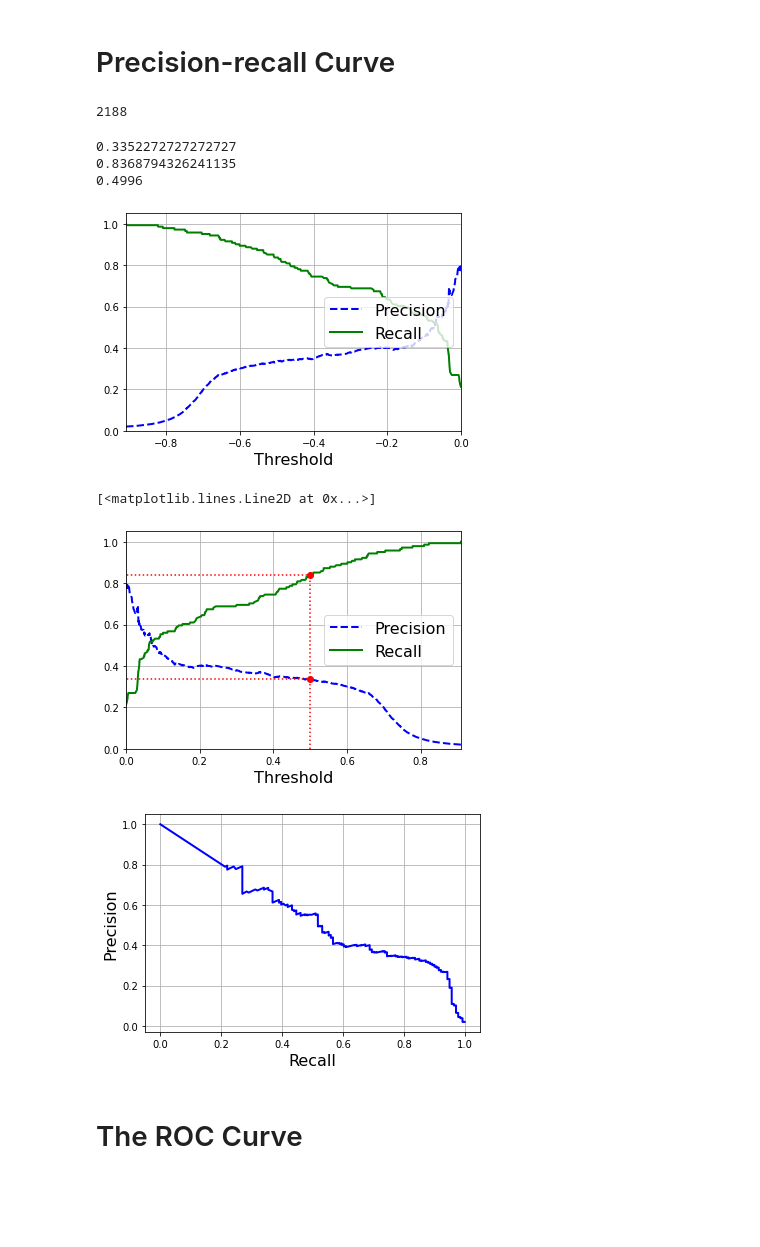
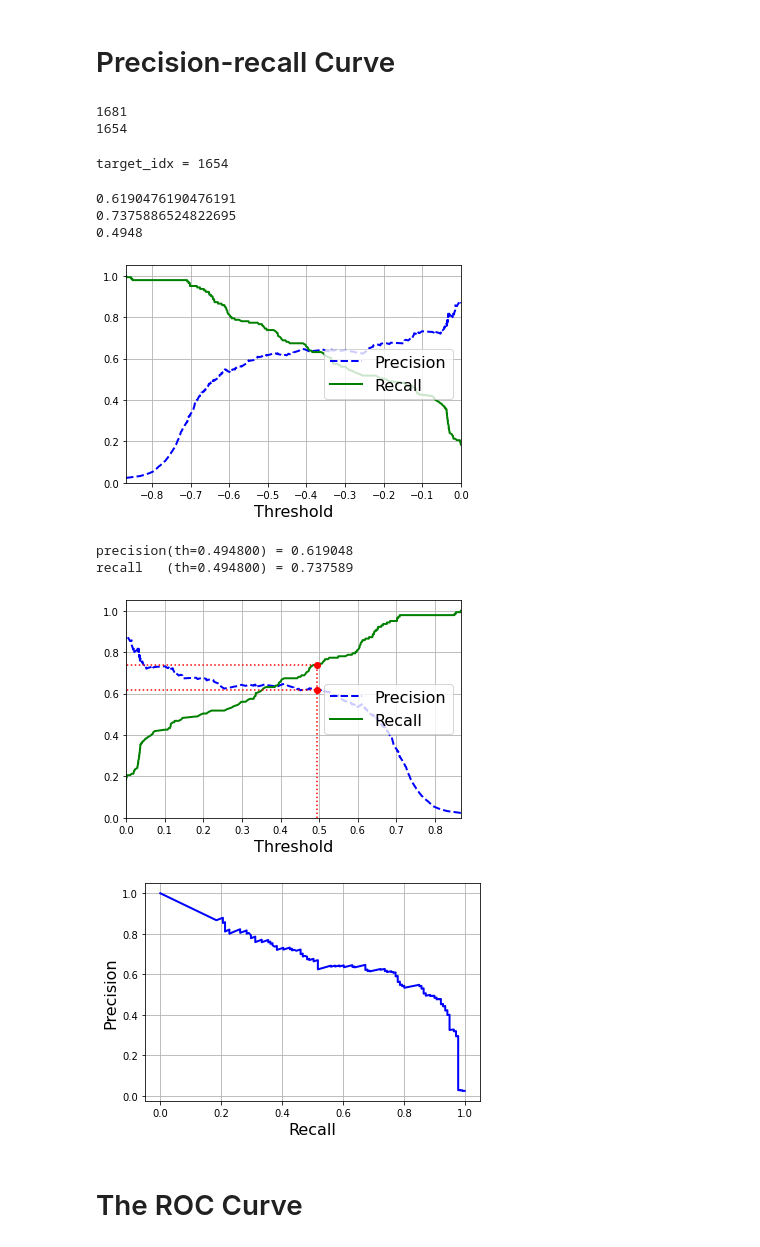
Before and after one commit to Benson516/HandsOnML2_learn, a Jupyter notebook: Error Analysis - Eye Status.ipynb, the cells around one changed output. Saved outputs shown, nothing was run; the diff lists cells and outputs as text; code cells hidden in the pictures; blank space fills up the shorter version.

Commit message:
Add image and results saving mechanisms

```diff
--- a/Error Analysis - Eye Status.ipynb
+++ b/Error Analysis - Eye Status.ipynb
@@ -31,7 +31,15 @@ from sklearn.metrics import f1_score
 # data_version = 'S6_result_20211018_114210_alDMS_FLD2_v0.05.6_256x256'
 # data_version = 'S36_result_20211018_111026_alDMS_FLD2_v0.05.6_256x256'
 
-data_version = 'S36_c2x_result_20211019_122743_FLD2_v0.05.6_256x256'
+# data_version = 'S36_c2x_result_20211019_122743_FLD2_v0.05.6_256x256'
+
+# Mono
+# data_version = 'S6_result_20211021_095015_FLD2_mono'
+# data_version = 'S36_result_20211020_182127_FLD2_mono'
+
+
+# LM2_v0.05.7 clockEye
+data_version = 'S36_result_20211021_104006_LM2_v0.05.7_blockEye'
 # %% [markdown]
 Generate the path
 # %%
@@ -226,17 +234,17 @@ neg_thresholds = -1.0 * thresholds
 # precision_at_target = precisions[np.argmax(recalls <= target_recall)]
 # threshold_at_target = thresholds[np.argmax(recalls <= target_recall)]
 #
-# target_idx = np.argmax(recalls <= precisions)
-# print(target_idx)
-# target_recall       = recalls[target_idx]
-# precision_at_target = precisions[target_idx]
-# threshold_at_target = thresholds[target_idx]
+target_idx_crossover = np.argmax(recalls <= precisions)
+print(target_idx_crossover)
 #
-target_idx = np.argmax(neg_thresholds < 0.5)
-print(target_idx)
-target_recall       = recalls[target_idx]
-precision_at_target = precisions[target_idx]
-recall_at_target    = recalls[target_idx]
-threshold_at_target = thresholds[target_idx]
+target_idx_th0p5 = np.argmax(neg_thresholds < 0.5)
+print(target_idx_th0p5)
 # %% [output]
-2188
+1681
+1654
+# %%
+# target_idx = target_idx_crossover
+target_idx = target_idx_th0p5
+print("target_idx = %d" % target_idx)
+# %% [output]
+target_idx = 1654
@@ -246,9 +260,9 @@ print(precision_at_target)
 print(recall_at_target)
 print(neg_threshold_at_target)
 # %% [output]
-0.3352272727272727
-0.8368794326241135
-0.4996
+0.6190476190476191
+0.7375886524822695
+0.4948
 # %%
 def plot_precision_recall_vs_threshold(precisions, recalls, thresholds):
     plt.plot(thresholds, precisions[:-1], "b--", label="Precision", linewidth=2)
@@ -262,23 +276,37 @@ def plot_precision_recall_vs_threshold(precisions, recalls, thresholds):
 plot_precision_recall_vs_threshold(precisions, recalls, thresholds)
 # plt.show()
 # %% [output]
-[figure, old version]
+[figure, new version]
 # %%
 # Threshold for original scale
 plot_precision_recall_vs_threshold(precisions, recalls, neg_thresholds)
 #
 plt.plot([neg_threshold_at_target, neg_threshold_at_target], [0., max(target_recall, precision_at_target)], "r:")
 plt.plot([-5, neg_threshold_at_target], [target_recall, target_recall], "r:")             # Not shown
 plt.plot([-5, neg_threshold_at_target], [precision_at_target, precision_at_target], "r:") # Not shown
 plt.plot([neg_threshold_at_target], [target_recall], "ro")                                # Not shown
 plt.plot([neg_threshold_at_target], [precision_at_target], "ro")                          # Not shown
+# Save figure
+plt.savefig(os.path.join(csv_predict_root, 'precision_recall_th0.5.png') )
+
+# print("precision(th=%f) = %f" % (neg_threshold_at_target, precision_at_target))
+# print("recall   (th=%f) = %f" % (neg_threshold_at_target, recall_at_target))
+
+# Write file
+with open(os.path.join(csv_predict_root, 'precision_recall.txt'), "w") as _f:
+    _str_out = ""
+    _str_out += "precision(th=%f) = %f\n" % (neg_threshold_at_target, precision_at_target)
+    _str_out += "recall   (th=%f) = %f\n" % (neg_threshold_at_target, recall_at_target)
+    _f.write(_str_out)
+    print(_str_out)
 # %% [output]
-[<matplotlib.lines.Line2D at 0x...>]
+precision(th=0.494800) = 0.619048
+recall   (th=0.494800) = 0.737589
-[figure, old version]
+[figure, new version]
 # %%
 # plt.plot(recalls, precisions)
 
-def plot_precision_vs_recall(precisions, recalls):
+def plot_precision_vs_recall(precisions, recalls, save_path=''):
     plt.plot(recalls, precisions, "b-", linewidth=2)
     plt.xlabel("Recall", fontsize=16)# Filter the half-opening and Unknown class
 # keep_id_list_left  = [_idx for _idx in range(len(label_left_list)) if label_left_list[_idx] in (0,2) ]
@@ -293,10 +321,12 @@ def plot_precision_vs_recall(precisions, recalls):
     plt.ylabel("Precision", fontsize=16)
     # plt.axis([0, 1, 0, 1])
     plt.grid(True)
+    # Save figure
+    plt.savefig(os.path.join(save_path, 'precision_recall_curve.png') )
 
-plot_precision_vs_recall(precisions, recalls)
+plot_precision_vs_recall(precisions, recalls, save_path=csv_predict_root)
 # %% [output]
-[figure, old version]
+[figure, new version]
 # %% [markdown]
 # The ROC Curve
 # %%
```
Also changed, not shown: parts of 11 cells of this notebook.
